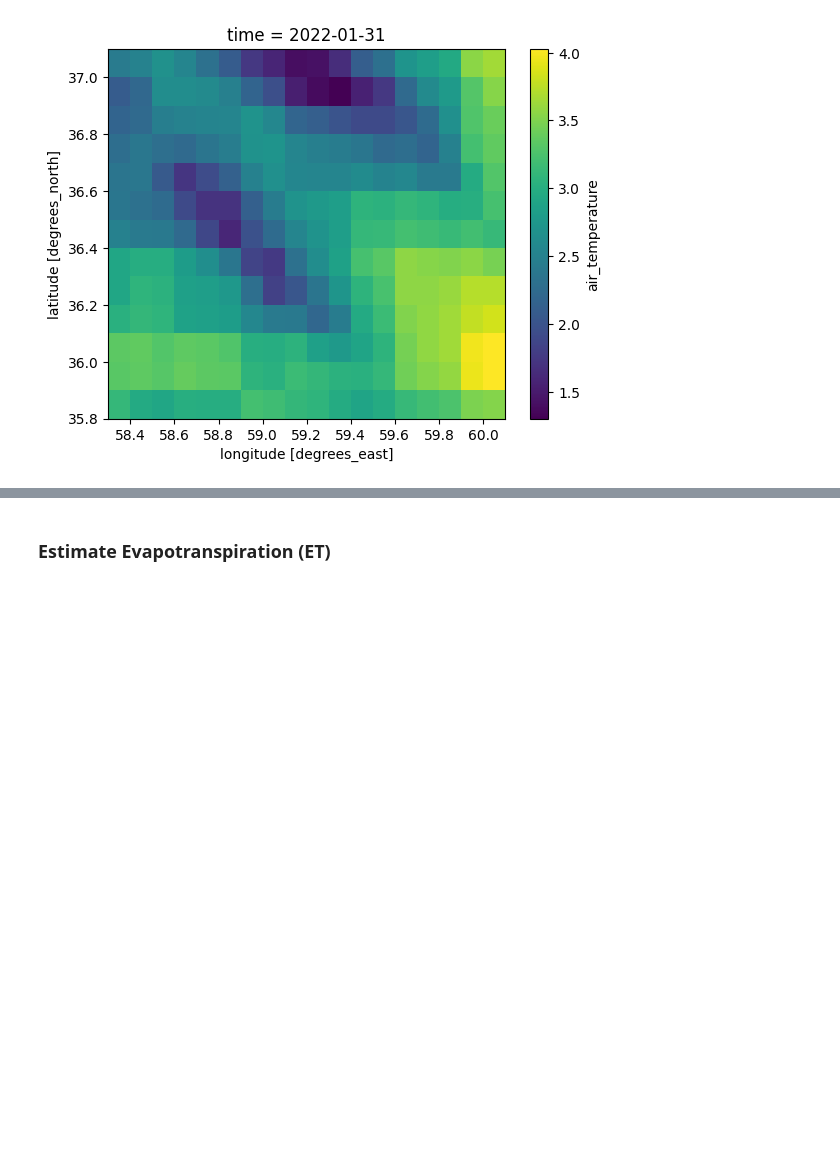
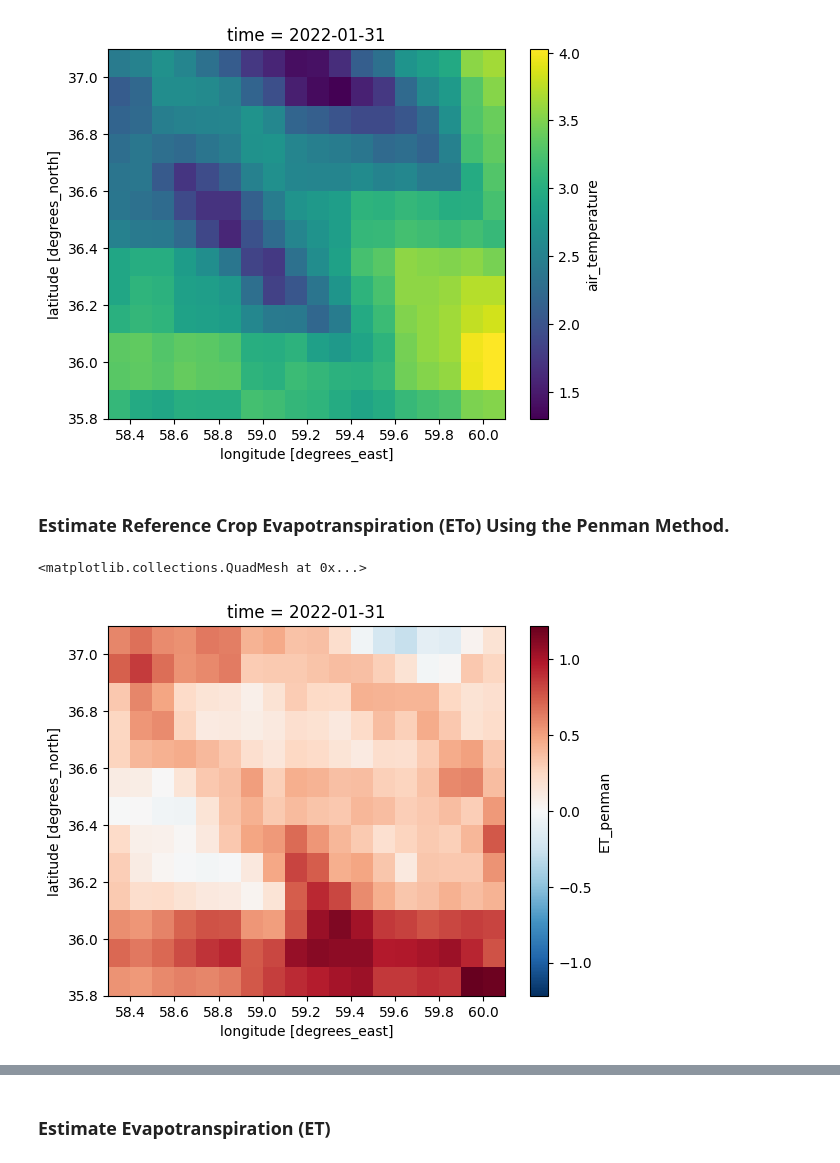
Before and after one commit to mahdi98mnm/WaterBalance_new, a Jupyter notebook: notebook/ET.ipynb, the cells around one changed output, grey strips where cells are left out. Saved outputs shown, nothing was run; the diff lists cells and outputs as text; code cells hidden in the pictures; blank space fills up the shorter version.

```diff
--- a/notebook/ET.ipynb
+++ b/notebook/ET.ipynb
@@ -467,3 +467,46 @@ ET_hargreaves_samani.air_temperature.plot()
 # %% [output]
 <matplotlib.collections.QuadMesh at 0x...>
 [figure]
+# %% [markdown]
+### Estimate Reference Crop Evapotranspiration (ETo) Using the Penman Method.
+# %%
+delta = slope_vapour_pressure_curve_with_maen_temperature(
+    tmean = tmean.air_temperature
+)
+
+rn = (Rns.downward_shortwave_radiation - Rnl.downward_longwave_radiation) * 0.0864
+
+G = SoilHeatFluxDensity.For_day_and_ten_day_periods()
+gamma = psychrometric_constant_with_altitudes(pressure = (surface_pressure.surface_pressure) / 1000)
+
+es = total_saturation_vapour_pressure(
+    saturated_vapor_pressure_at_maximum_temperature = saturation_vapour_pressure_with_temperature(
+    temperature = tmax.air_temperature
+    ),
+    saturated_vapor_pressure_at_minimum_temperature = saturation_vapour_pressure_with_temperature(
+    temperature = tmin.air_temperature
+    )
+)
+
+ET_penman = ReferenceEvapotranspiration.fao56_penman_monteith(
+    delta = delta,
+    rn = rn,
+    G = G,
+    gamma = gamma,
+    tmean = tmean.air_temperature,
+    u2 = wind.wind_speed,
+    es = es,
+    ea = ActualVapourPressure.dew(
+        tdew = tmin.air_temperature
+    )
+)
+
+# Assuming you have a DataArray named ET_penman
+ET_penman.name = 'ET_penman'
+
+# Convert DataArray to Dataset
+ET_penman_dataset = ET_penman.to_dataset()
+ET_penman_dataset.ET_penman.plot()
+# %% [output]
+<matplotlib.collections.QuadMesh at 0x...>
+[figure, added]
```
Also changed, not shown: parts of 30 cells of this notebook.
